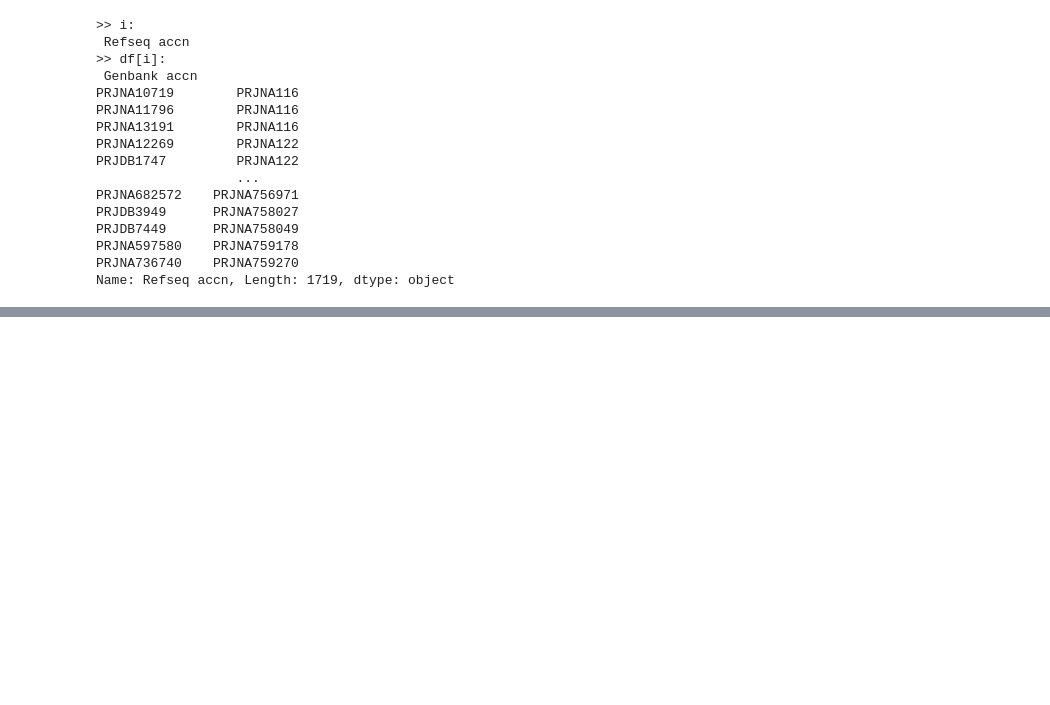
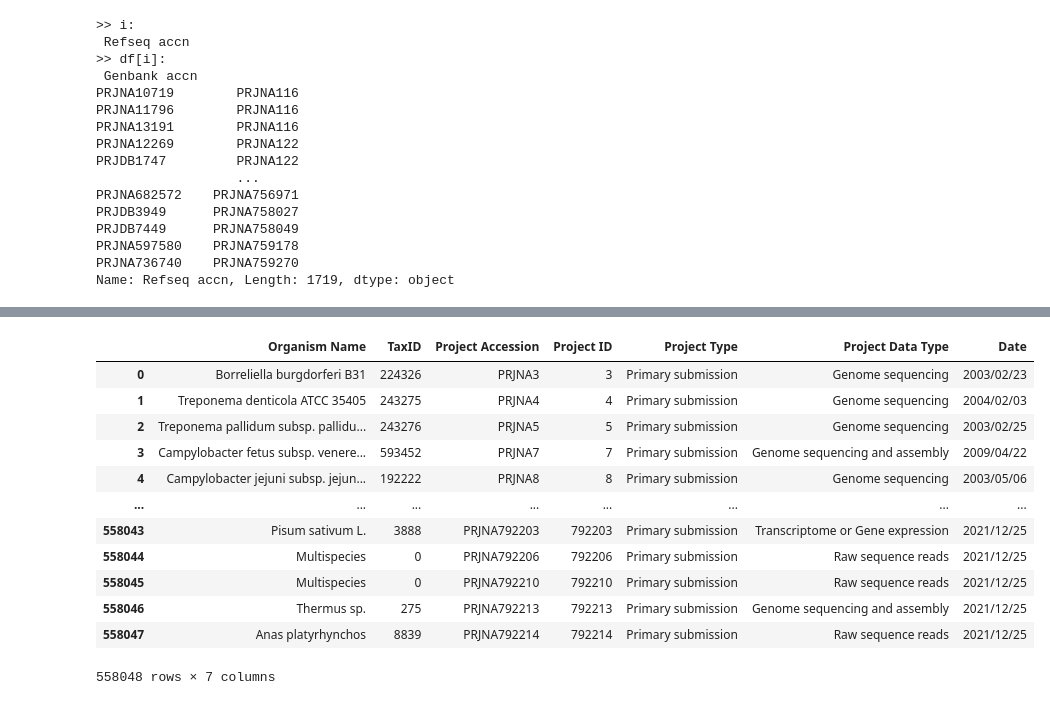
Before and after one commit to chunribu/biotable, a Jupyter notebook: src/pandas_tutorial.ipynb, the cells around one changed output, grey strips where cells are left out. Drawn from its saved outputs; the diff is of its cells as text; code cells hidden in the pictures; blank space fills up the shorter version.

```diff
--- a/src/pandas_tutorial.ipynb
+++ b/src/pandas_tutorial.ipynb
@@ -366,0 +424,17 @@ Name: Refseq accn, Length: 1719, dtype: object
+# %%
+df_sum = pd.read_csv('summary.txt', sep='\t')
+df_sum
+# %% [output]
+|  | Organism Name | TaxID | Project Accession | Project ID | Project Type | Project Data Type | Date |
+| 0 | Borreliella burgdorferi B31 | 224326 | PRJNA3 | 3 | Primary submission | Genome sequencing | 2003/02/23 |
+| 1 | Treponema denticola ATCC 35405 | 243275 | PRJNA4 | 4 | Primary submission | Genome sequencing | 2004/02/03 |
+| 2 | Treponema pallidum subsp. pallidu... | 243276 | PRJNA5 | 5 | Primary submission | Genome sequencing | 2003/02/25 |
+| 3 | Campylobacter fetus subsp. venere... | 593452 | PRJNA7 | 7 | Primary submission | Genome sequencing and assembly | 2009/04/22 |
+| 4 | Campylobacter jejuni subsp. jejun... | 192222 | PRJNA8 | 8 | Primary submission | Genome sequencing | 2003/05/06 |
+| ... | ... | ... | ... | ... | ... | ... | ... |
+| 558043 | Pisum sativum L. | 3888 | PRJNA792203 | 792203 | Primary submission | Transcriptome or Gene expression | 2021/12/25 |
+| 558044 | Multispecies | 0 | PRJNA792206 | 792206 | Primary submission | Raw sequence reads | 2021/12/25 |
+| 558045 | Multispecies | 0 | PRJNA792210 | 792210 | Primary submission | Raw sequence reads | 2021/12/25 |
+| 558046 | Thermus sp. | 275 | PRJNA792213 | 792213 | Primary submission | Genome sequencing and assembly | 2021/12/25 |
+| 558047 | Anas platyrhynchos | 8839 | PRJNA792214 | 792214 | Primary submission | Raw sequence reads | 2021/12/25 |
+558048 rows × 7 columns
```
Also changed, not shown: parts of 16 cells of this notebook.
